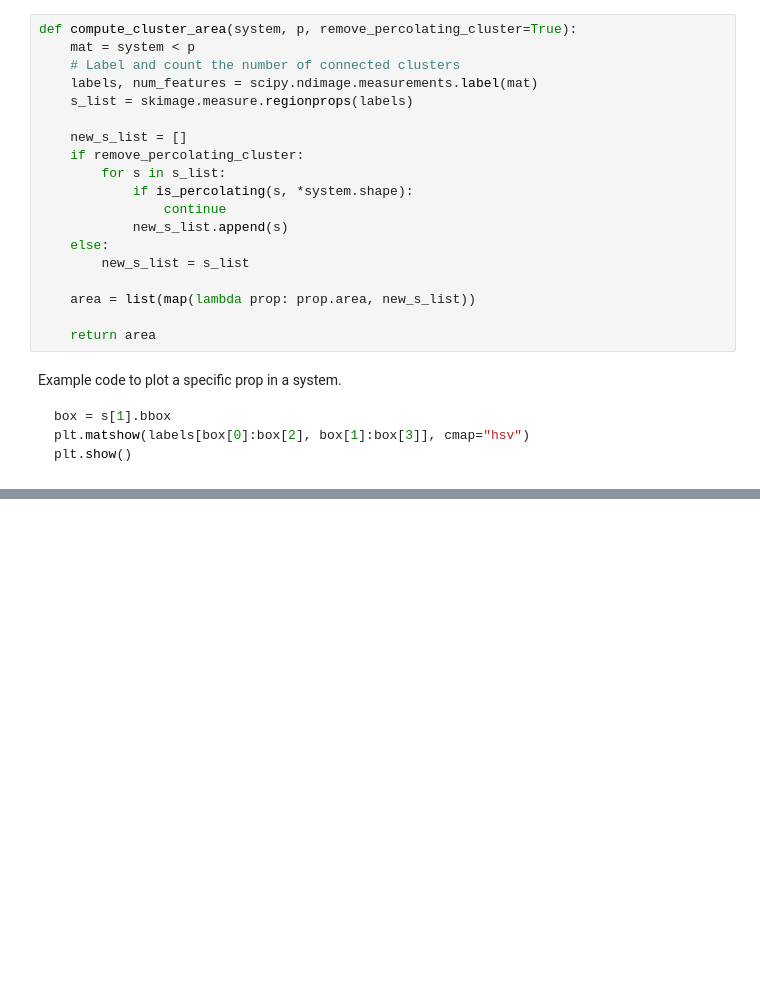
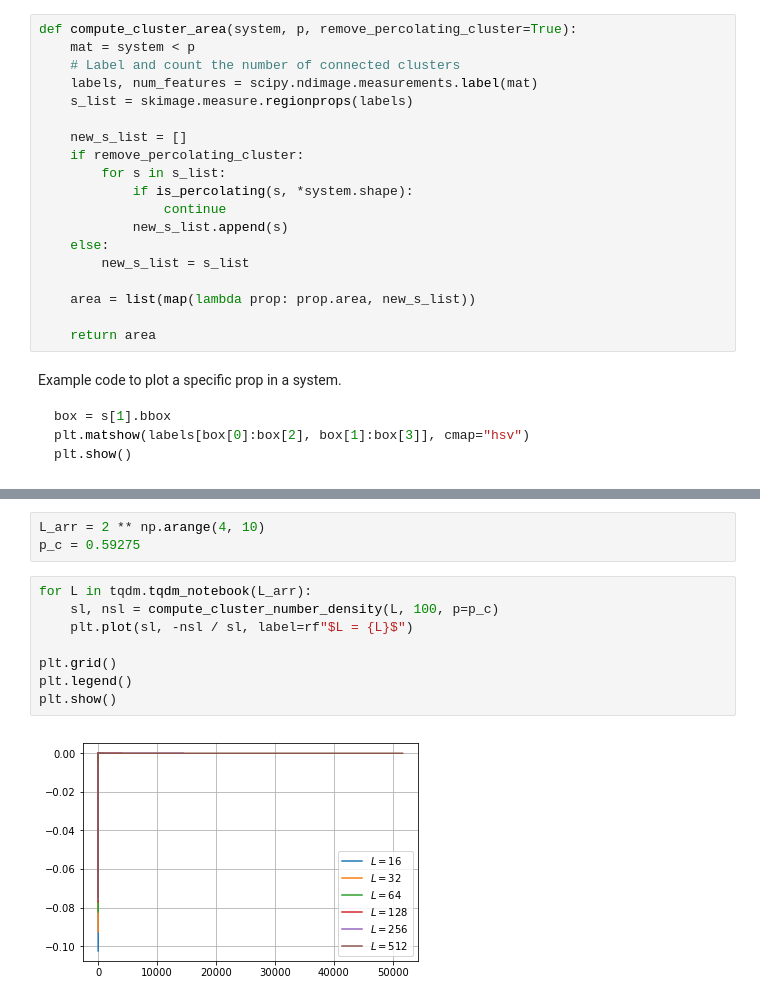
Before and after one commit to Schoyen/FYS4460, a Jupyter notebook: project-3/cluster-number-density.ipynb, the cells around one changed output, grey strips where cells are left out. Drawn from its saved outputs; the diff is of its cells as text; blank space fills up the shorter version.

```diff
--- a/project-3/cluster-number-density.ipynb
+++ b/project-3/cluster-number-density.ipynb
@@ -72,0 +119,13 @@ plt.show()
+# %%
+L_arr = 2 ** np.arange(4, 10)
+p_c = 0.59275
+# %%
+for L in tqdm.tqdm_notebook(L_arr):
+    sl, nsl = compute_cluster_number_density(L, 100, p=p_c)
+    plt.plot(sl, -nsl / sl, label=rf"$L = {L}$")
+
+plt.grid()
+plt.legend()
+plt.show()
+# %% [output]
+[figure, added]
```
Also changed, not shown: parts of 8 cells of this notebook.
